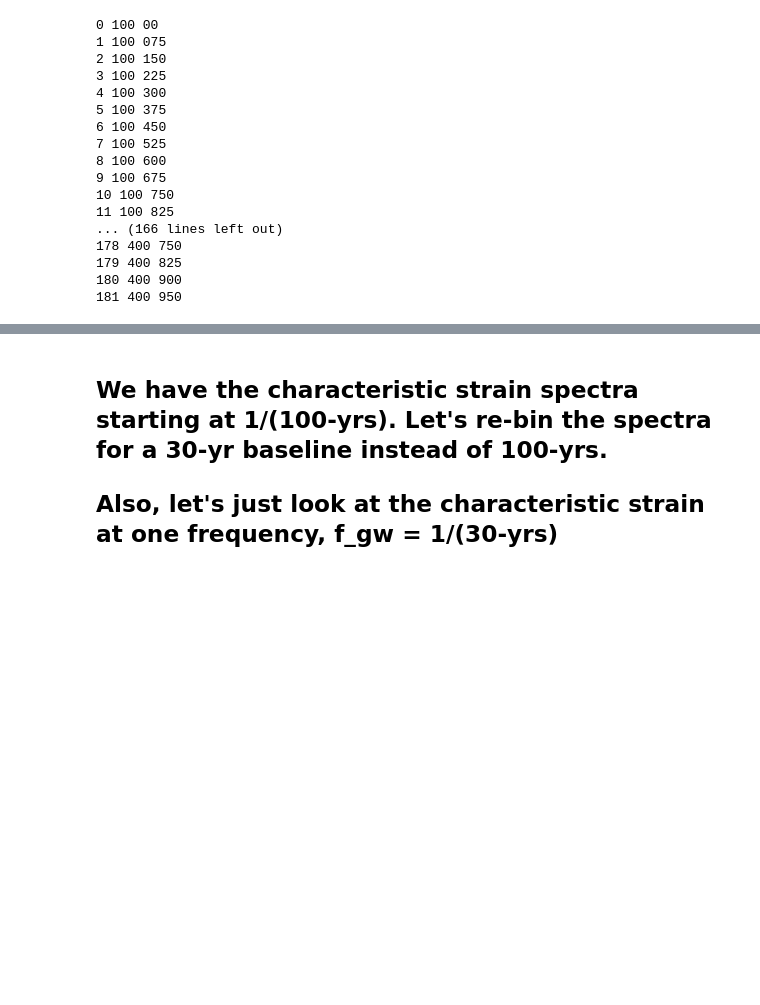
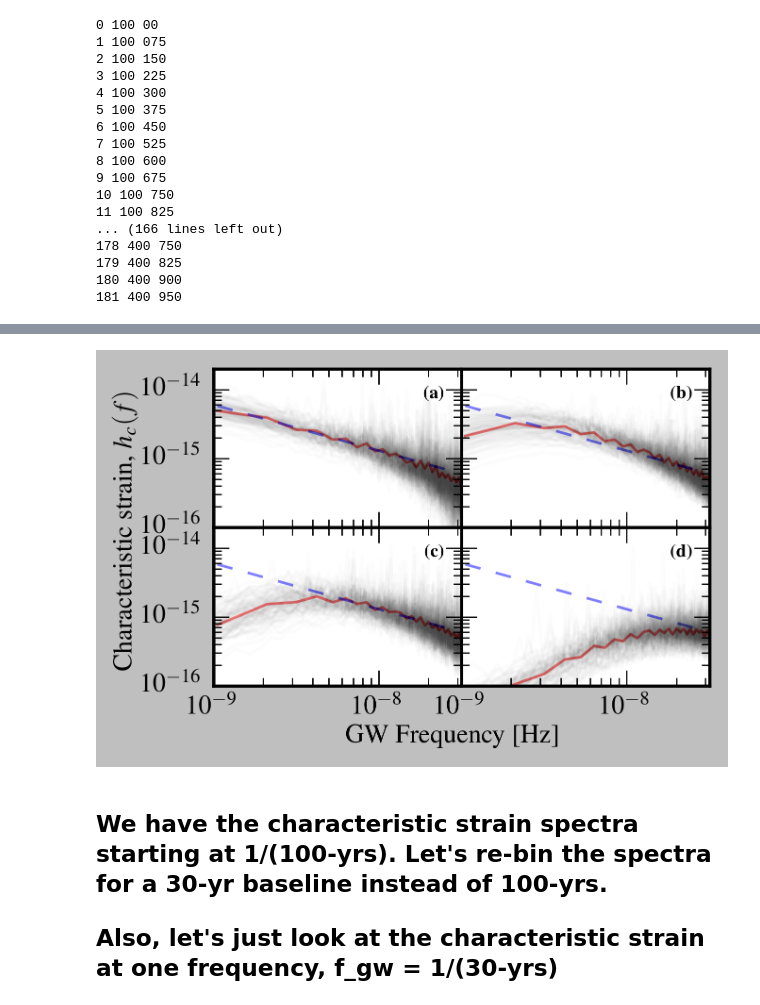
Before and after one commit to stevertaylor/gw_pta_emulator, a Jupyter notebook: gp4ptas.ipynb, the cells around one changed output, grey strips where cells are left out. Drawn from its saved outputs; the diff is of its cells as text; code cells hidden in the pictures; blank space fills up the shorter version.

Commit message:
adding notebook and data

```diff
--- a/gp4ptas.ipynb
+++ b/gp4ptas.ipynb
@@ -117,3 +124,65 @@ bb = bb.astype(float) / 1000.0 # eccentricity
+# %%
+inds = [0,13,168,181]
+labs = ['\\textbf{(a)}', '\\textbf{(b)}', '\\textbf{(c)}', '\\textbf{(d)}']
+
+fig,ax = plt.subplots(nrows=2,ncols=2,sharex=True,sharey=True)
+
+ctx=0
+cty=0
+for kk,ind in enumerate(inds):
+
+    newfreqs = np.arange(1.0,90.0) / (30.0*365.25*86400.0)
+    newwidth = newfreqs[1]-newfreqs[0]
+    newstrain = np.zeros((len(newfreqs),100))
+
+    finefreqs = data[ind,0,:]
+    finestrain = data[ind,1:,:]
+    finewidth = finefreqs[1] - finefreqs[0]
+
+    for ii in range(len(newfreqs)):
+        for jj in range(data.shape[1]-1):
+
+            mask = np.logical_and(finefreqs >= (newfreqs[ii] - newwidth/2.), finefreqs <= (newfreqs[ii] + newwidth/2.))
+            newstrain[ii,jj] = np.sum(finestrain.T[mask,jj]) * finewidth / newwidth
+
+    # compute mean and std from original binning
+    mean = np.mean(np.log10(np.sqrt(data[ind,:,:])),axis=0)
+    err = np.std(np.log10(np.sqrt(data[ind,1:,:])),axis=0)
+
+    # compute mean and std from new binning
+    newmean = np.mean(np.log10(np.sqrt(newstrain)),axis=1)
+    newerr = np.std(np.log10(np.sqrt(newstrain)),axis=1)
+
+    if ind == 0:
+        ctx,cty = 0, 0
+    elif ind == 13:
+        ctx,cty = 0, 1
+    elif ind == 168:
+        ctx,cty = 1, 0
+    elif ind == 181:
+        ctx,cty = 1, 1
+
+    ax[ctx,cty].plot(newfreqs, 10.0**newmean, color='r', alpha=0.5, label=labs[kk])
+    ax[ctx,cty].plot(newfreqs, 6e-16 * (newfreqs * 365.25*86400.0)**(-2./3.),
+             color='b', ls='dashed', alpha=0.5)
+
+    for ii in range(100):
+        ax[ctx,cty].plot(data[ind,0,:], np.sqrt(data[ind,1+ii,:]), color='k', lw=1.2, alpha=0.01)
+
+    ax[ctx,cty].set_xscale('log')
+    ax[ctx,cty].set_yscale('log')
+    ax[ctx,cty].set_xlim(1e-9,1.0/(365.25*86400.0))
+    ax[ctx,cty].set_ylim(1e-16,2e-14)
+    leg = ax[ctx,cty].legend(loc='upper right',frameon=False,handlelength=0, handletextpad=0)
+    for item in leg.legendHandles:
+        item.set_visible(False)
+
+plt.subplots_adjust(wspace=0, hspace=0)
+plt.text(2e-10,1.5e-17,'GW Frequency [Hz]')
+plt.text(8e-12,1e-12,'Characteristic strain, $h_c(f)$',rotation=90)
+plt.show()
+# %% [output]
+[figure, added]
 # %% [markdown]
 ## We have the characteristic strain spectra starting at 1/(100-yrs). Let's re-bin the spectra for a 30-yr baseline instead of 100-yrs.
 
```
Also changed, not shown: parts of 2 cells of this notebook.
